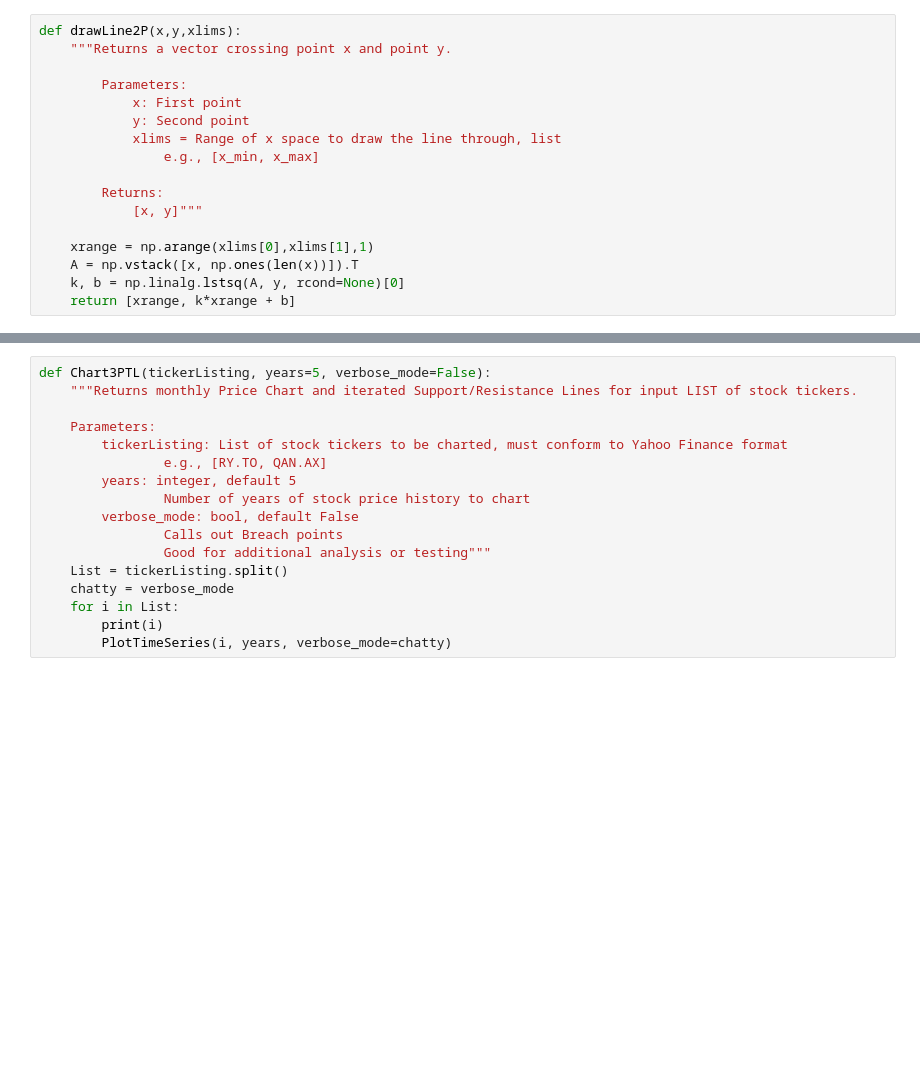
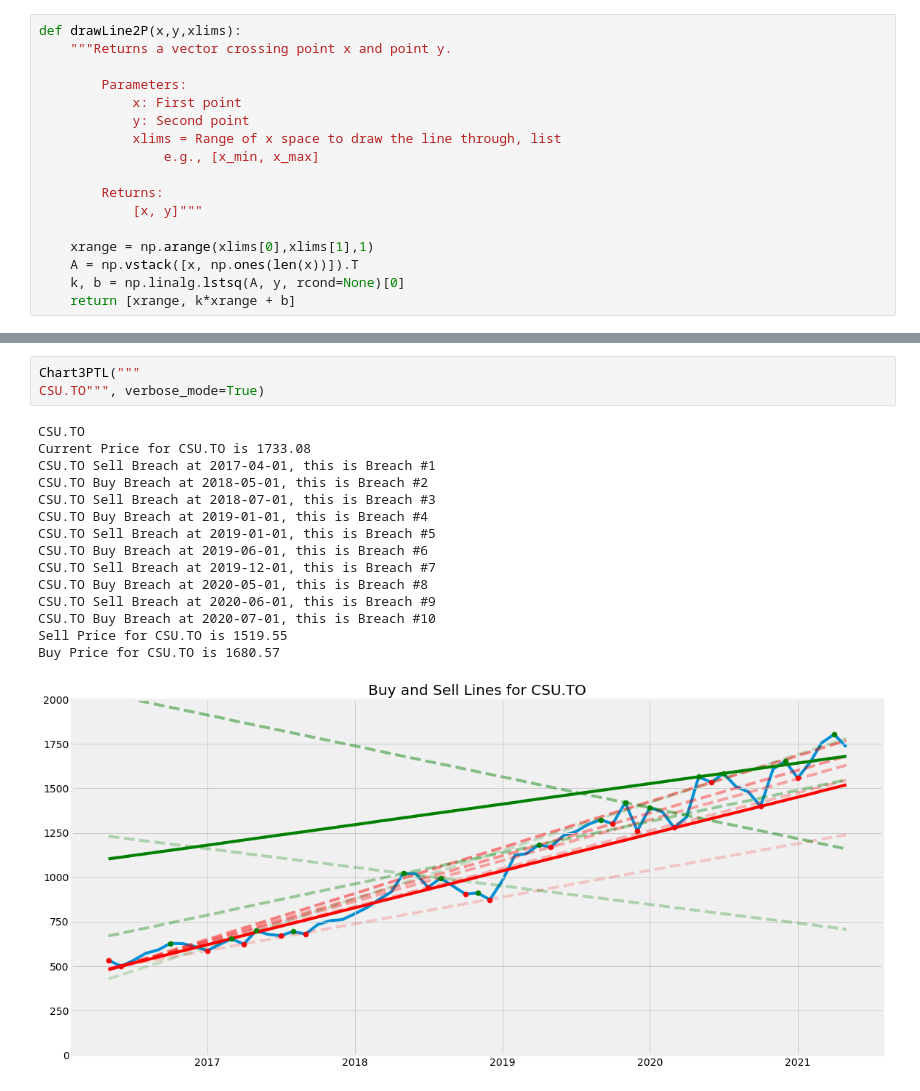
Before and after one commit to Andre-Bravo/Stock-LT-Technical-Analysis, a Jupyter notebook: charting_script.ipynb, the cells around one changed output, grey strips where cells are left out. Saved outputs shown, nothing was run; the diff lists cells and outputs as text; blank space fills up the shorter version.

```diff
--- a/charting_script.ipynb
+++ b/charting_script.ipynb
@@ -253,20 +262,22 @@ def PlotTimeSeries(ticker, years_ago=5, verbose_mode=False):#, months_ago=0):
     Y_lim_max = math.ceil(num / 10 ** math.floor(math.log10(num))) * 10 ** math.floor(math.log10(num))
     plt.ylim(0, Y_lim_max)#,Y_lim_max)
     plt.show()
-# %%
-def Chart3PTL(tickerListing, years=5, verbose_mode=False):
-    """Returns monthly Price Chart and iterated Support/Resistance Lines for input LIST of stock tickers.
-
-    Parameters:
-        tickerListing: List of stock tickers to be charted, must conform to Yahoo Finance format
-                e.g., [RY.TO, QAN.AX]
-        years: integer, default 5
-                Number of years of stock price history to chart
-        verbose_mode: bool, default False
-                Calls out Breach points
-                Good for additional analysis or testing"""
-    List = tickerListing.split()
-    chatty = verbose_mode
-    for i in List:
-        print(i)
-        PlotTimeSeries(i, years, verbose_mode=chatty)
+# %%
+Chart3PTL("""
+CSU.TO""", verbose_mode=True)
+# %% [output]
+CSU.TO
+Current Price for CSU.TO is 1733.08
+CSU.TO Sell Breach at 2017-04-01, this is Breach #1
+CSU.TO Buy Breach at 2018-05-01, this is Breach #2
+CSU.TO Sell Breach at 2018-07-01, this is Breach #3
+CSU.TO Buy Breach at 2019-01-01, this is Breach #4
+CSU.TO Sell Breach at 2019-01-01, this is Breach #5
+CSU.TO Buy Breach at 2019-06-01, this is Breach #6
+CSU.TO Sell Breach at 2019-12-01, this is Breach #7
+CSU.TO Buy Breach at 2020-05-01, this is Breach #8
+CSU.TO Sell Breach at 2020-06-01, this is Breach #9
+CSU.TO Buy Breach at 2020-07-01, this is Breach #10
+Sell Price for CSU.TO is 1519.55
+Buy Price for CSU.TO is 1680.57
+[figure, added]
```
Also changed, not shown: parts of 1 cell of this notebook, 2 other files.
